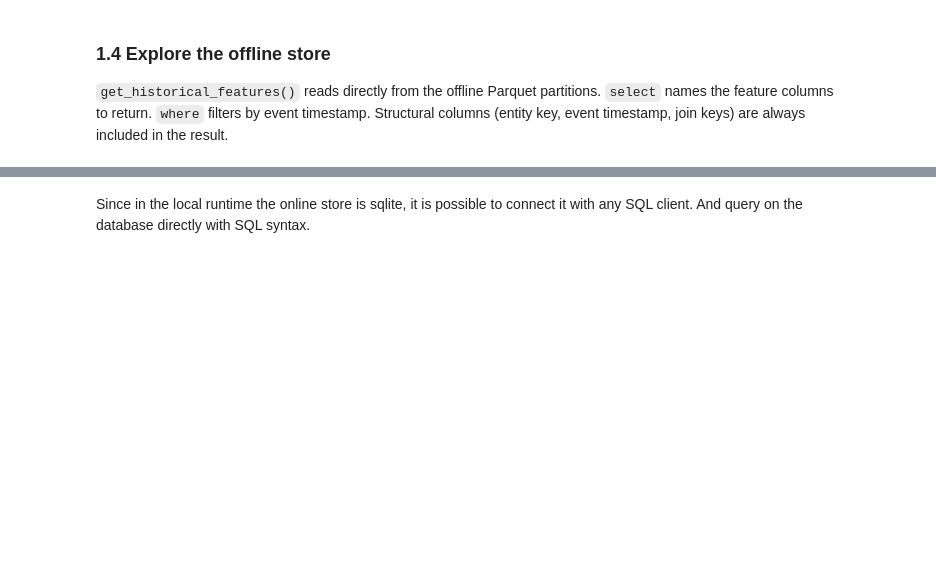
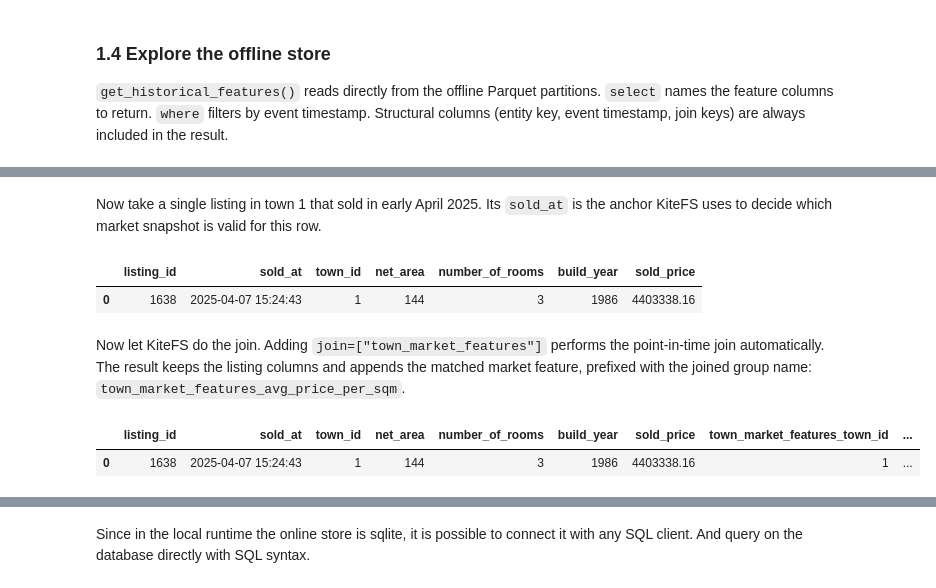
Before and after one commit to fedaipaca/kitefs-examples, a Jupyter notebook: training/price_prediction.ipynb, the cells around one changed output, grey strips where cells are left out. Saved outputs shown, nothing was run; the diff lists cells and outputs as text; code cells hidden in the pictures; blank space fills up the shorter version.

```diff
--- a/training/price_prediction.ipynb
+++ b/training/price_prediction.ipynb
@@ -172,22 +427,46 @@ It is also possible to retrieve historical features by joining two feature group
+# %% [markdown]
+Now take a single listing in town 1 that sold in early April 2025. Its `sold_at` is the anchor KiteFS uses to decide which market snapshot is valid for this row.
+# %%
+# One sold listing in town 1, used as the anchor for the point-in-time join.
+# `where` filters only the base group's event timestamp (sold_at), so we narrow
+# to town 1 in pandas to keep the example focused on a single row.
+one_listing = store.get_historical_features(
+    from_="listing_features",
+    select=["net_area", "number_of_rooms", "build_year", "sold_price"],
+    where={
+        "sold_at": {
+            "gte": datetime(2025, 4, 1),
+            "lte": datetime(2025, 4, 10, 23, 59, 59),
+        }
+    },
+)
+
+one_listing = one_listing[one_listing["town_id"] == 1].head(1).reset_index(drop=True)
+one_listing
+# %% [output]
+|  | listing_id | sold_at | town_id | net_area | number_of_rooms | build_year | sold_price |
+| 0 | 1638 | 2025-04-07 15:24:43 | 1 | 144 | 3 | 1986 | 4403338.16 |
+# %% [markdown]
+Now let KiteFS do the join. Adding `join=["town_market_features"]` performs the point-in-time join automatically. The result keeps the listing columns and appends the matched market feature, prefixed with the joined group name: `town_market_features_avg_price_per_sqm`.
 # %%
-listings = store.get_historical_features(
+joined = store.get_historical_features(
     from_="listing_features",
     join=["town_market_features"],
     select={
-        "listing_features": [
-            "net_area",
-            "number_of_rooms",
-            "build_year",
-            "sold_price",
-        ],
+        "listing_features": ["net_area", "number_of_rooms", "build_year", "sold_price"],
         "town_market_features": ["avg_price_per_sqm"],
     },
     where={
         "sold_at": {
             "gte": datetime(2025, 4, 1),
             "lte": datetime(2025, 4, 10, 23, 59, 59),
         }
     },
 )
 
-listings
+# Same single town-1 listing as above, now with the point-in-time market value attached.
+joined = joined[joined["town_id"] == 1].head(1).reset_index(drop=True)
+joined
+# %% [output]
+|  | listing_id | sold_at | town_id | net_area | number_of_rooms | build_year | sold_price | town_market_features_town_id | ... |
+| 0 | 1638 | 2025-04-07 15:24:43 | 1 | 144 | 3 | 1986 | 4403338.16 | 1 | ... |
```
Also changed, not shown: parts of 59 cells of this notebook, 1 other file.
